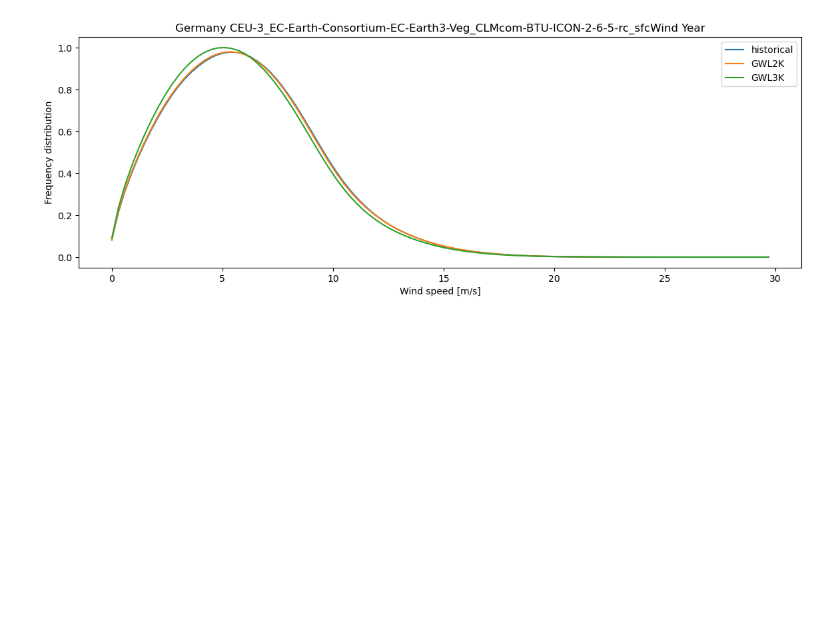
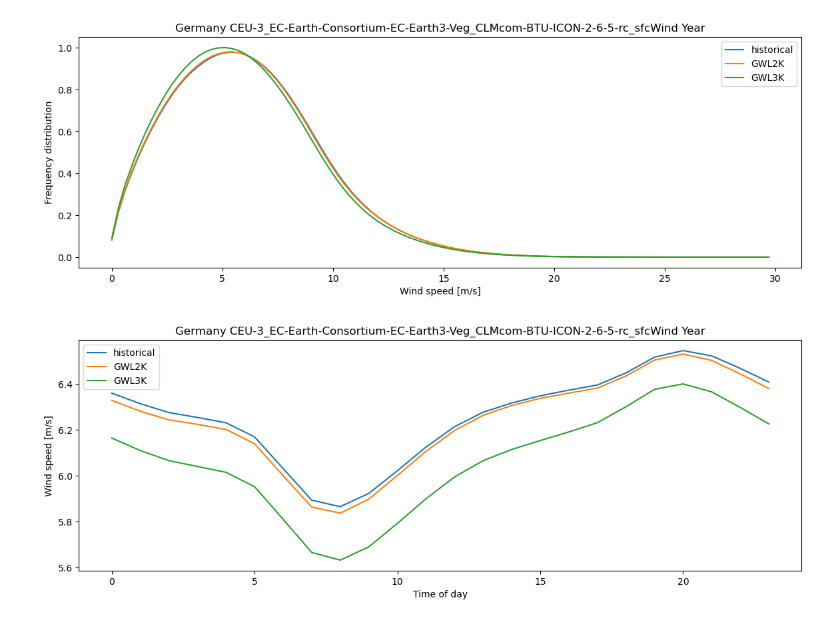
Before and after one commit to ATYslh/Dunkelflaute, a Jupyter notebook: Analysis_Scripts/visualization_publication.ipynb, the cells around one changed output. Drawn from its saved outputs; the diff is of its cells as text; code cells hidden in the pictures; blank space fills up the shorter version.

```diff
--- a/Analysis_Scripts/visualization_publication.ipynb
+++ b/Analysis_Scripts/visualization_publication.ipynb
@@ -31,23 +31,25 @@ with open(f"sfcWind/{region}.json", "r", encoding="utf-8") as file:
 # %%
 # Wind speed daily cycle
 import json
 import matplotlib.pyplot as plt
 import numpy as np
 region="Germany"
 with open(f"sfcWind/{region}.json", "r", encoding="utf-8") as file:
     wind_stats=json.load(file)
     dataset="CEU-3_EC-Earth-Consortium-EC-Earth3-Veg_CLMcom-BTU-ICON-2-6-5-rc_sfcWind"
-    wind_hist=Hereon_data["dataset"]
+    Hereon_data=wind_stats[dataset]
     wind_2K=Hereon_data["ssp370-GWL2K"]
     wind_3K=Hereon_data["ssp370-GWL3K"]
     season="Year"
     plt.figure(figsize=(14, 4.5))
     labels=["historical","GWL2K","GWL3K"]
     for index, data in enumerate([wind_hist,wind_2K,wind_3K]):
             plt.plot(data[season]["diurnal_cycle"], label=labels[index])
 
-    plt.title(f"Germany CEU-3_MPI-M-MPI-ESM1-2-HR_CLMcom-Hereon-CCLM-6-0-clm2_wind {season}")
+    plt.title(f"{region} {dataset} {season}")
     plt.ylabel("Wind speed [m/s]")
     plt.xlabel("Time of day")
     plt.legend()
     plt.show()
+# %% [output]
+[figure, added]
```
